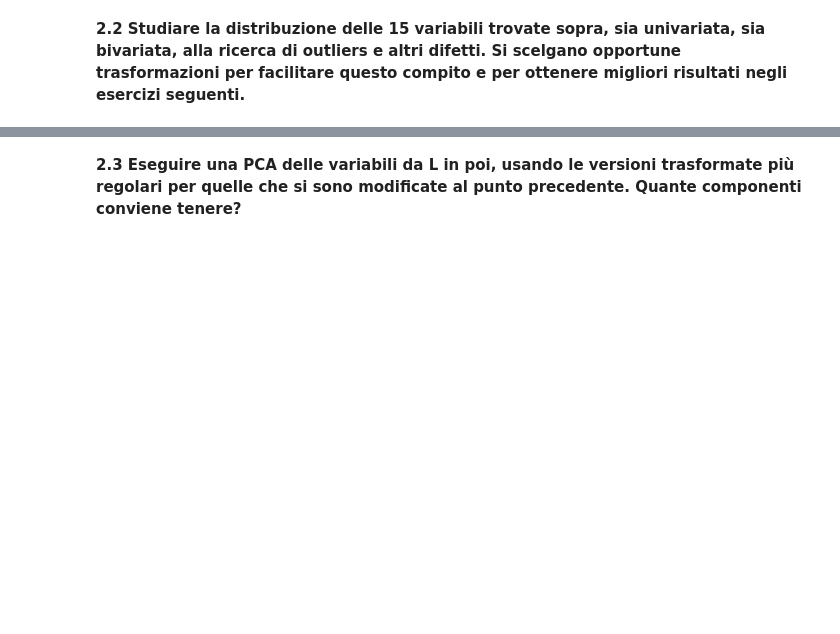
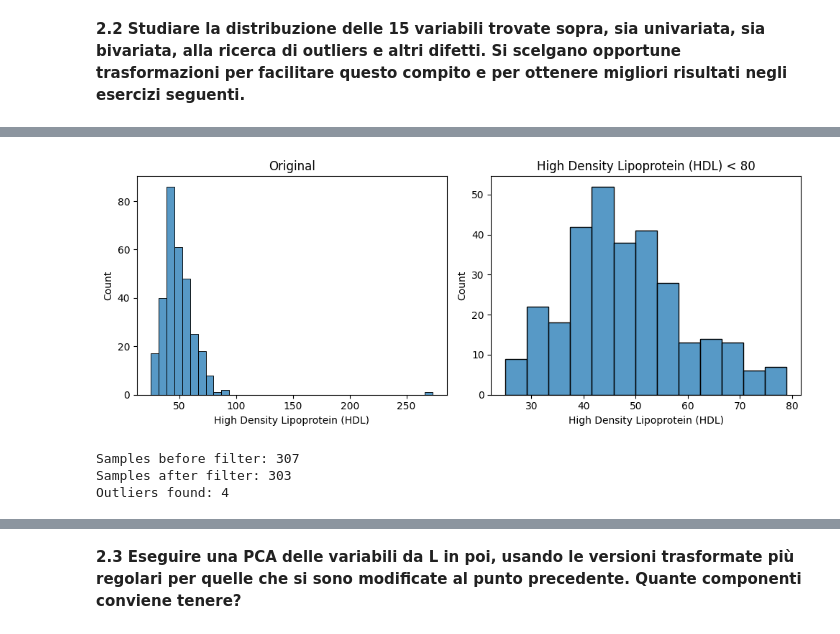
Before and after one commit to blkdmr/blkdmr.github.io, a Jupyter notebook: exams/esame_2_2.ipynb, the cells around one changed output, grey strips where cells are left out. Cells and saved outputs as stored; diff of their text form; code cells hidden in the pictures; blank space fills up the shorter version.

```diff
--- a/exams/esame_2_2.ipynb
+++ b/exams/esame_2_2.ipynb
@@ -58,0 +157,13 @@ Name: Gallstone Status, dtype: float64
+# %%
+#X["High Density Lipoprotein (HDL)"]
+column = "High Density Lipoprotein (HDL)"
+value = 80
+op = "<" # < / >
+outliers = check_outliers(X_filtered, column, value, op)
+total_outliers += outliers
+X_filtered = X_filtered[X_filtered[column] < value] # apply filter
+# %% [output]
+[figure, added]
+Samples before filter: 307
+Samples after filter: 303
+Outliers found: 4
```
Also changed, not shown: parts of 30 cells of this notebook, 23 other files.
